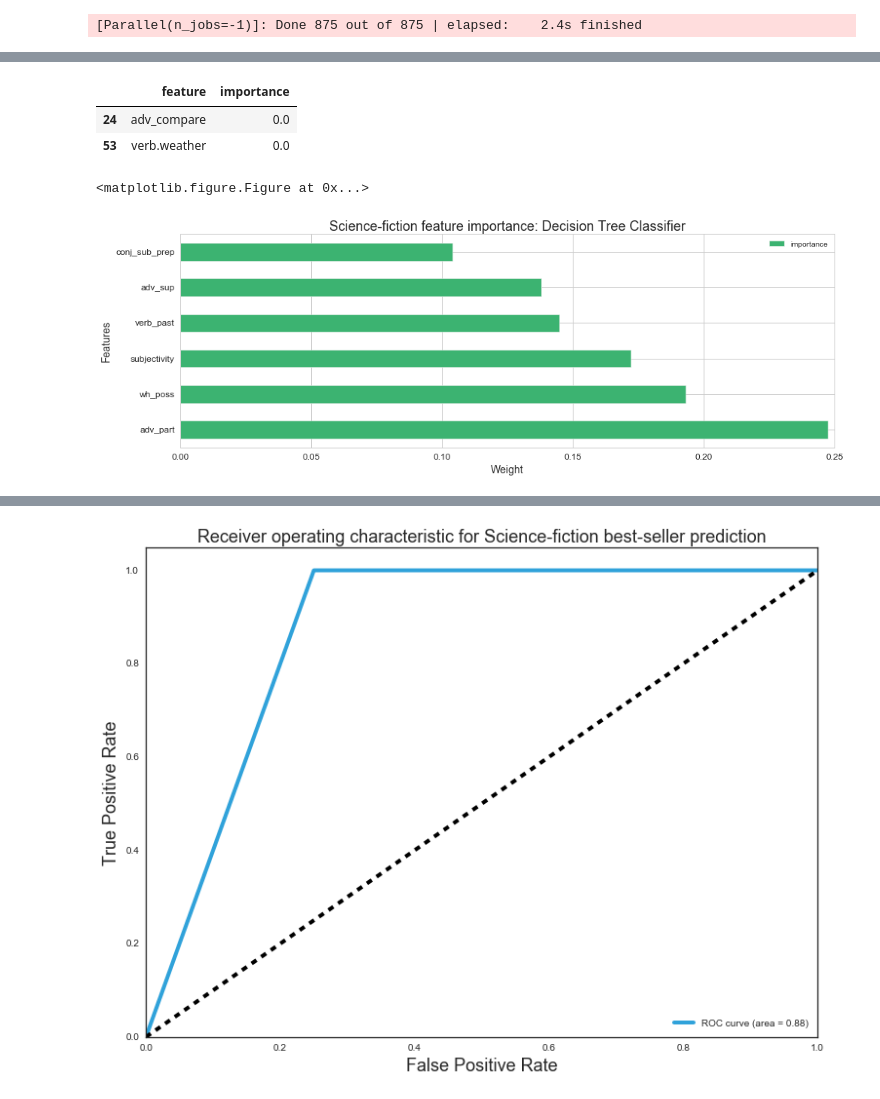
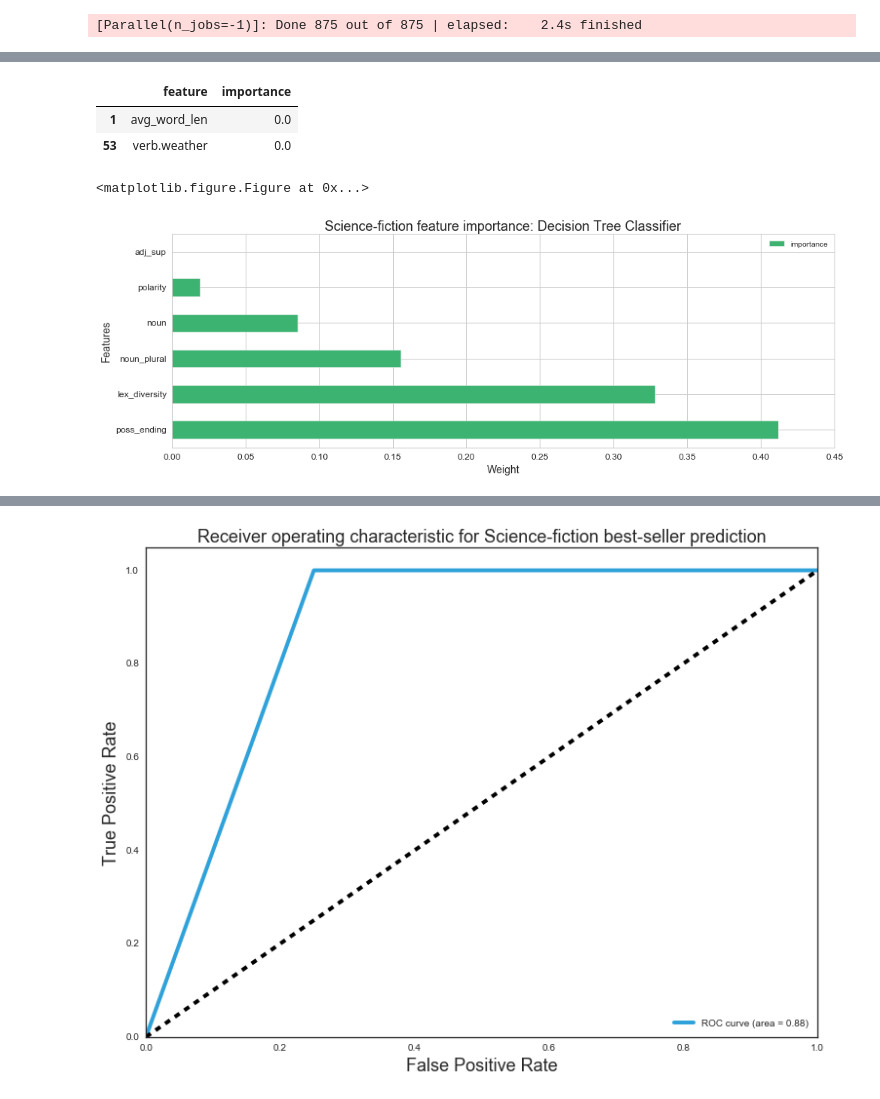
Before and after one commit to bishopkd/DSI-SF2-bishopkd, a Jupyter notebook: projects/capstone/reports/decision_tree_models.ipynb, the cells around one changed output, grey strips where cells are left out. Cells and saved outputs as stored; diff of their text form; code cells hidden in the pictures.

```diff
--- a/projects/capstone/reports/decision_tree_models.ipynb
+++ b/projects/capstone/reports/decision_tree_models.ipynb
@@ -144,7 +140,8 @@ dot_data = StringIO()
 
 # use best parameters found above
 dctc_best= DecisionTreeClassifier(max_features='sqrt', min_samples_split=5, max_depth=3)
-dctc_best.fit(X_sf, y_sf)
+dctc_model_sf = dctc_best.fit(X_sf, y_sf)
+ = dctc_model_sf.predict_log_proba(X_sf_test)
 
 # graph
 export_graphviz(dctc_best, out_file=dot_data,
@@ -159,10 +156,10 @@ Image(graph.create_png())
 # %%
 # print feature importances
-feature_importance = pd.DataFrame({ 'feature':X_sf.columns,
+feature_importance_sf = pd.DataFrame({ 'feature':X_sf.columns,
                                    'importance':dctc_best.feature_importances_
 })
 
-feature_importance.sort_values('importance', ascending=False, inplace=True)
-feature_importance.head(8)
+feature_importance_sf.sort_values('importance', ascending=False, inplace=True)
+feature_importance_sf.head(8)
 # %% [output]
 |  | feature | importance |
@@ -177,11 +174,11 @@ feature_importance.head(8)
 # %%
-feature_importance.tail(2)
+feature_importance_sf.tail(2)
 # %% [output]
 |  | feature | importance |
-| 24 | adv_compare | 0.0 |
+| 1 | avg_word_len | 0.0 |
 | 53 | verb.weather | 0.0 |
 # %%
-feat = feature_importance.set_index('feature')
+feat = feature_importance_sf.set_index('feature')
 sns.set_style("whitegrid")
 plt.figure(figsize=(12, 6))
 bar_width = 0.35
@@ -193,7 +190,7 @@ plt.tight_layout()
 plt.show()
 # %% [output]
 <matplotlib.figure.Figure at 0x...>
-[figure, old version]
+[figure, new version]
 # %%
 class_rpt = classification_report(y_sf_test, y_sf_pred)
 print class_rpt
```
Also changed, not shown: parts of 11 cells of this notebook, 3 other files.
